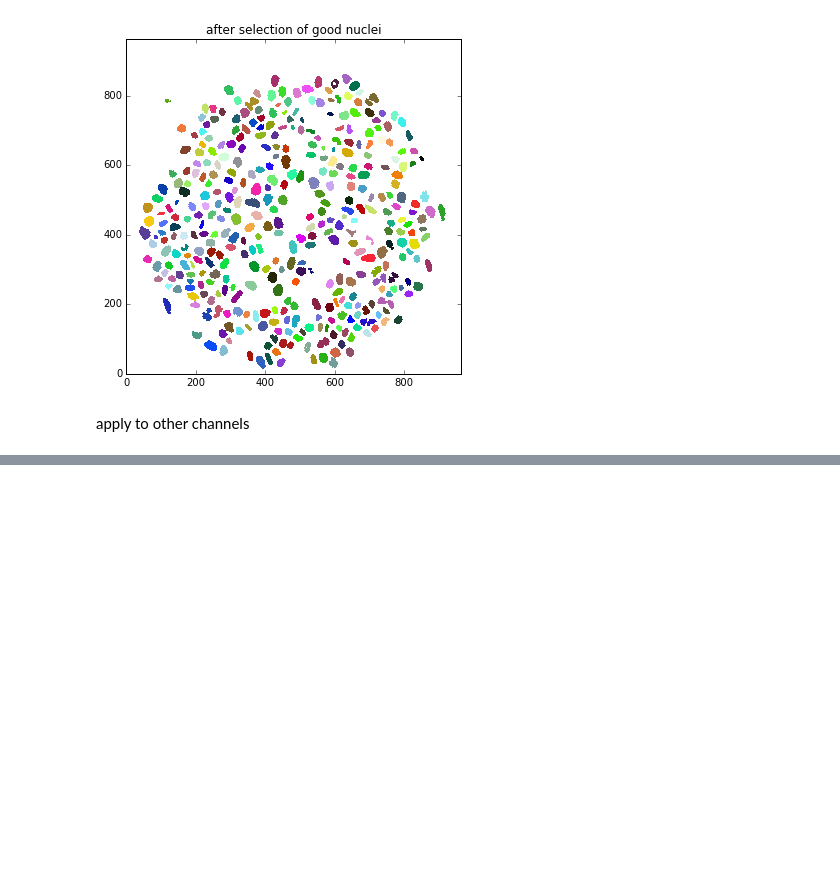
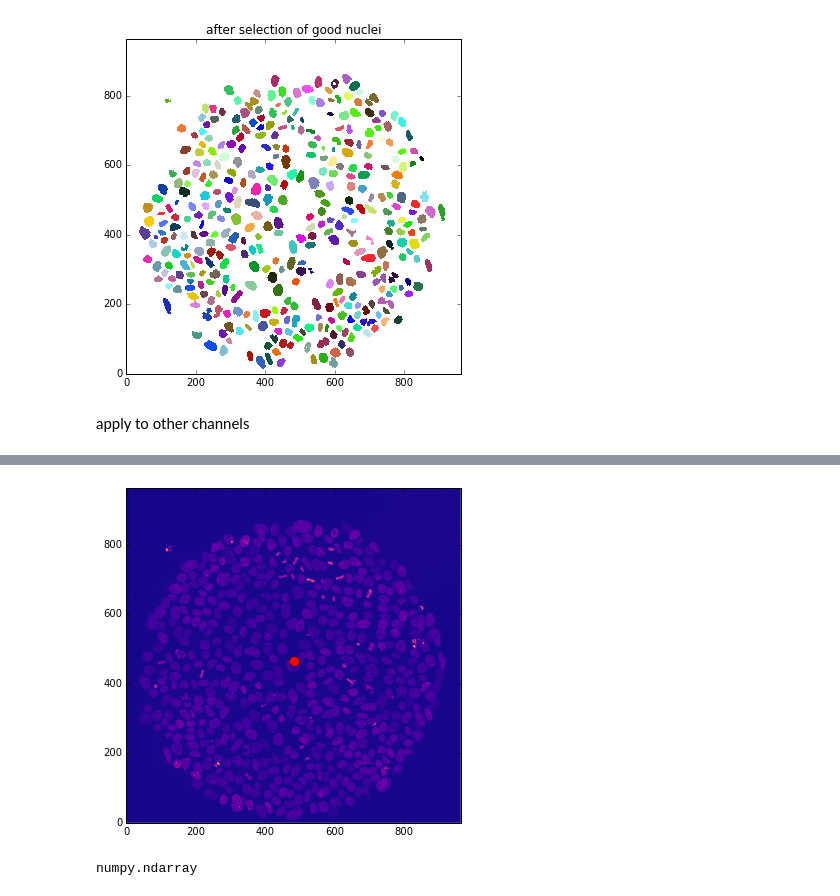
Before and after one commit to jjmetzger/stemcell_segmentation, a Jupyter notebook: watershed3d.ipynb, the cells around one changed output, grey strips where cells are left out. Saved outputs shown, nothing was run; the diff lists cells and outputs as text; code cells hidden in the pictures; blank space fills up the shorter version.

```diff
--- a/watershed3d.ipynb
+++ b/watershed3d.ipynb
@@ -120,0 +124,20 @@ array([[<matplotlib.axes._subplots.AxesSubplot object at 0x...>,
+# %%
+from scipy.ndimage.measurements import center_of_mass
+from matplotlib.pylab import imshow, plot, subplots
+
+c=center_of_mass(w.image_stack)
+fig,ax=subplots()
+ax.imshow(w.image_stack.max(axis=0), origin='lower')
+ax.plot(c[2],c[1],'or',ms=10)
+# fig.tight_layout()
+# ax.axis('equal')
+# ax.axis('tight')
+ax.autoscale(tight=1)
+# %% [output]
+[figure, added]
+# %%
+# print(w.image_stack.shape[1:]-w.center[1:])
+w.image_stack.shape[1:]
+type(w.center)
+# %% [output]
+numpy.ndarray
```
Also changed, not shown: parts of 12 cells of this notebook, 1 other file.
